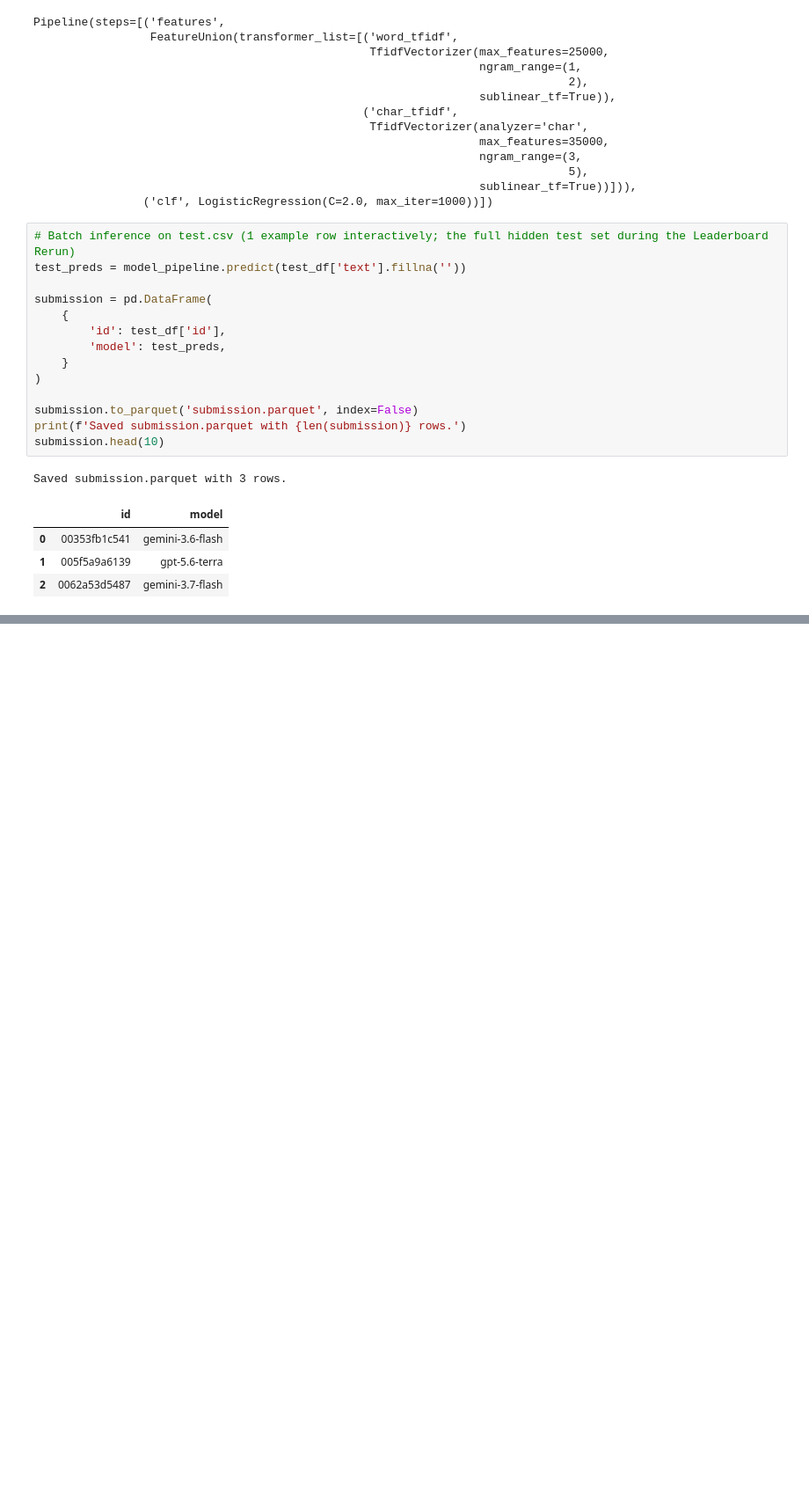
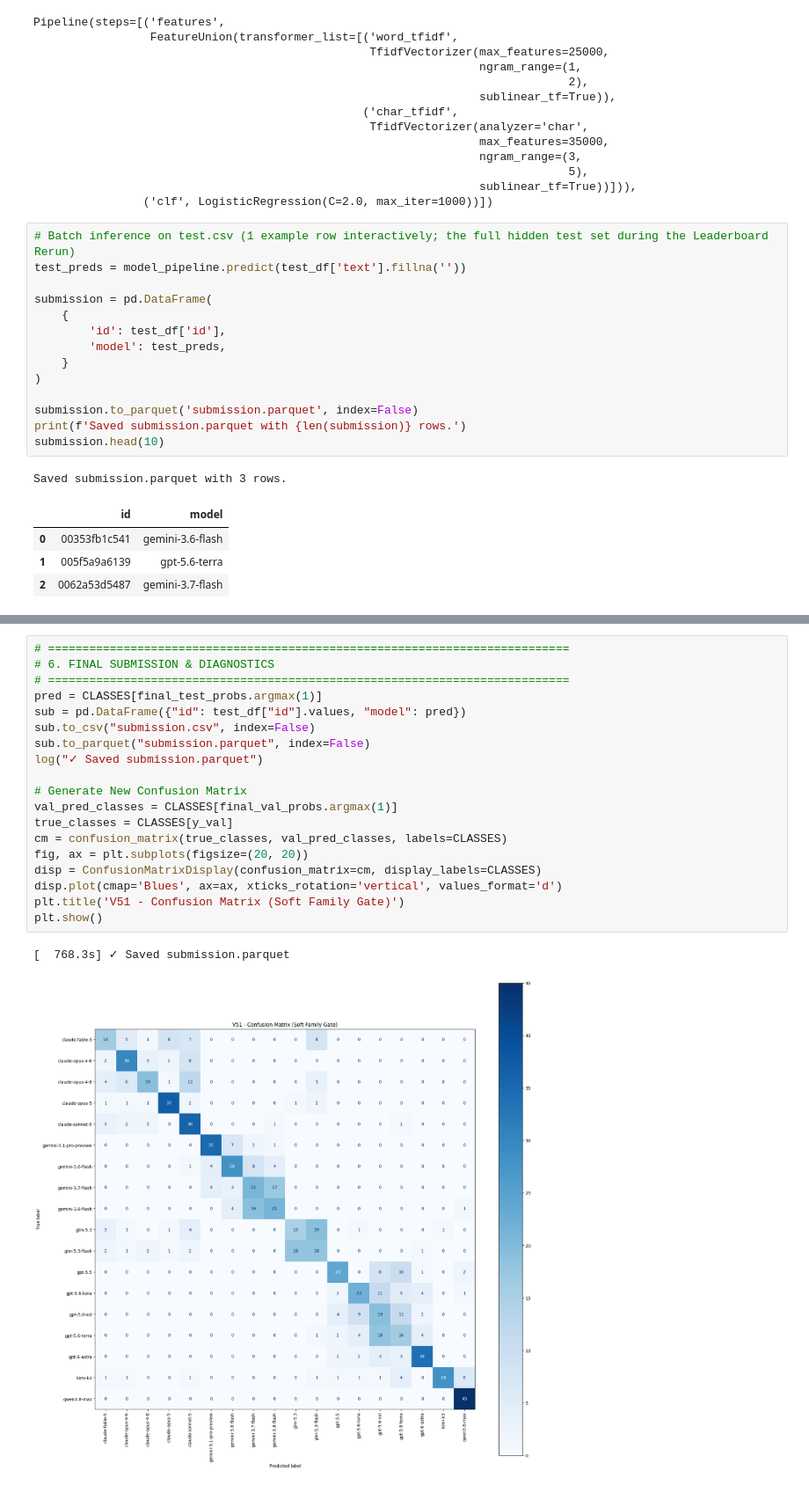
Before and after one commit to Tee808-bigD/-Intelligence-, a Jupyter notebook: starter-notebook-for-name-that-llm-competition.ipynb, the cells around one changed output, grey strips where cells are left out. Shown at 88% size. Drawn from its saved outputs; the diff is of its cells as text; blank space fills up the shorter version.

```diff
--- a/starter-notebook-for-name-that-llm-competition.ipynb
+++ b/starter-notebook-for-name-that-llm-competition.ipynb
@@ -973,0 +1046,22 @@ Notes:
+# %%
+# ============================================================================
+# 6. FINAL SUBMISSION & DIAGNOSTICS
+# ============================================================================
+pred = CLASSES[final_test_probs.argmax(1)]
+sub = pd.DataFrame({"id": test_df["id"].values, "model": pred})
+sub.to_csv("submission.csv", index=False)
+sub.to_parquet("submission.parquet", index=False)
+log("✓ Saved submission.parquet")
+
+# Generate New Confusion Matrix
+val_pred_classes = CLASSES[final_val_probs.argmax(1)]
+true_classes = CLASSES[y_val]
+cm = confusion_matrix(true_classes, val_pred_classes, labels=CLASSES)
+fig, ax = plt.subplots(figsize=(20, 20))
+disp = ConfusionMatrixDisplay(confusion_matrix=cm, display_labels=CLASSES)
+disp.plot(cmap='Blues', ax=ax, xticks_rotation='vertical', values_format='d')
+plt.title('V51 - Confusion Matrix (Soft Family Gate)')
+plt.show()
+# %% [output]
+[  768.3s] ✓ Saved submission.parquet
+[figure, added]
```
Also changed, not shown: parts of 6 cells of this notebook.
